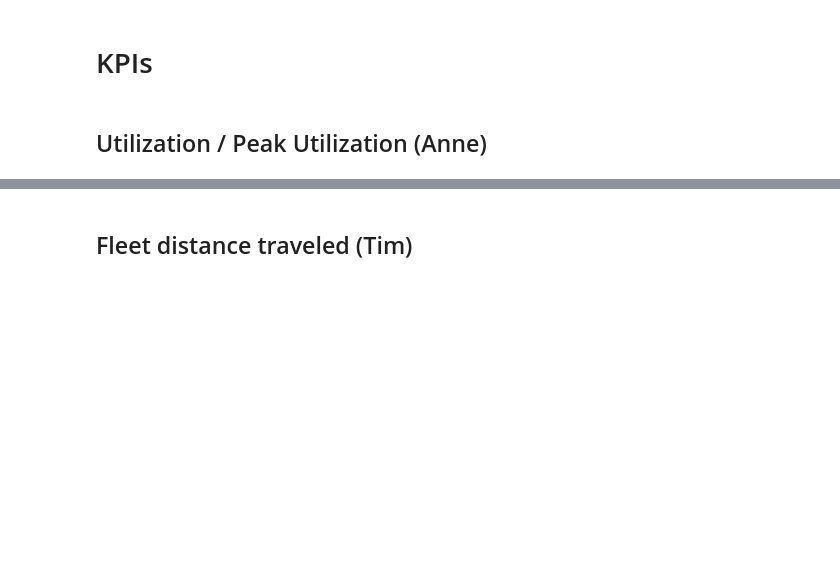
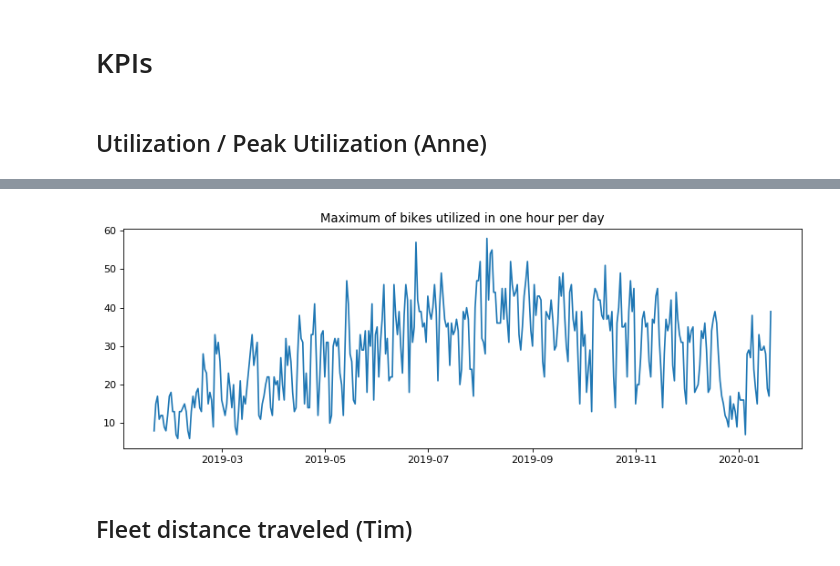
Before and after one commit to mogottsch/dsml_2020_magma, a Jupyter notebook: 2_kpi_calculation/KPI_Calculation.ipynb, the cells around one changed output, grey strips where cells are left out. Saved outputs shown, nothing was run; the diff lists cells and outputs as text; code cells hidden in the pictures; blank space fills up the shorter version.

```diff
--- a/2_kpi_calculation/KPI_Calculation.ipynb
+++ b/2_kpi_calculation/KPI_Calculation.ipynb
@@ -109,0 +167,4 @@ plt.show()
+# %%
+#creating day column
+kpi_duis["date"] = kpi_duis.index.date
+kpi_duis
@@ -110,3 +186,13 @@ plt.show()
+# %%
+#computing max availaibility per day and plotting it
+max_avail = kpi_duis.groupby("date")["util"].max()
+fig,ax = plt.subplots(figsize=(12,4), dpi= 80)
+
+ax.plot(max_avail)
+ax.set_title("Maximum of bikes utilized in one hour per day")
+plt.show()
+# %% [output]
+[figure, added]
 # %% [markdown]
 ## Fleet distance traveled (Tim)
 # %% [markdown]
```
Also changed, not shown: parts of 14 cells of this notebook.
